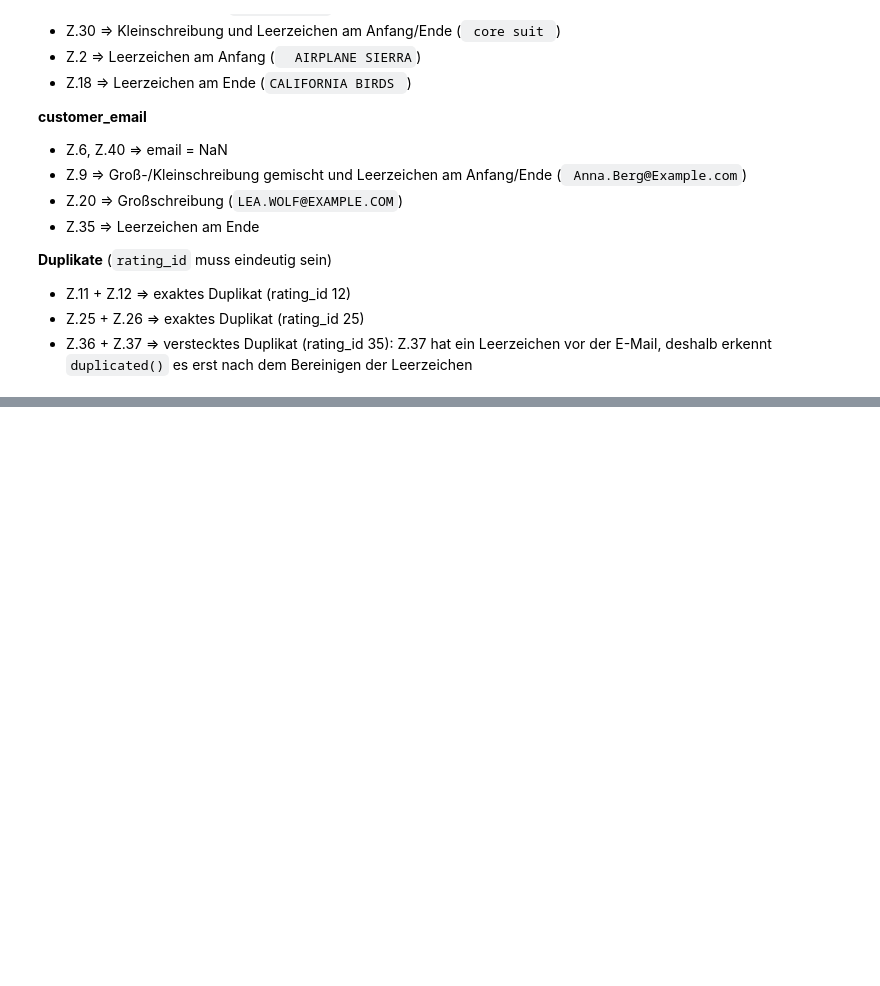
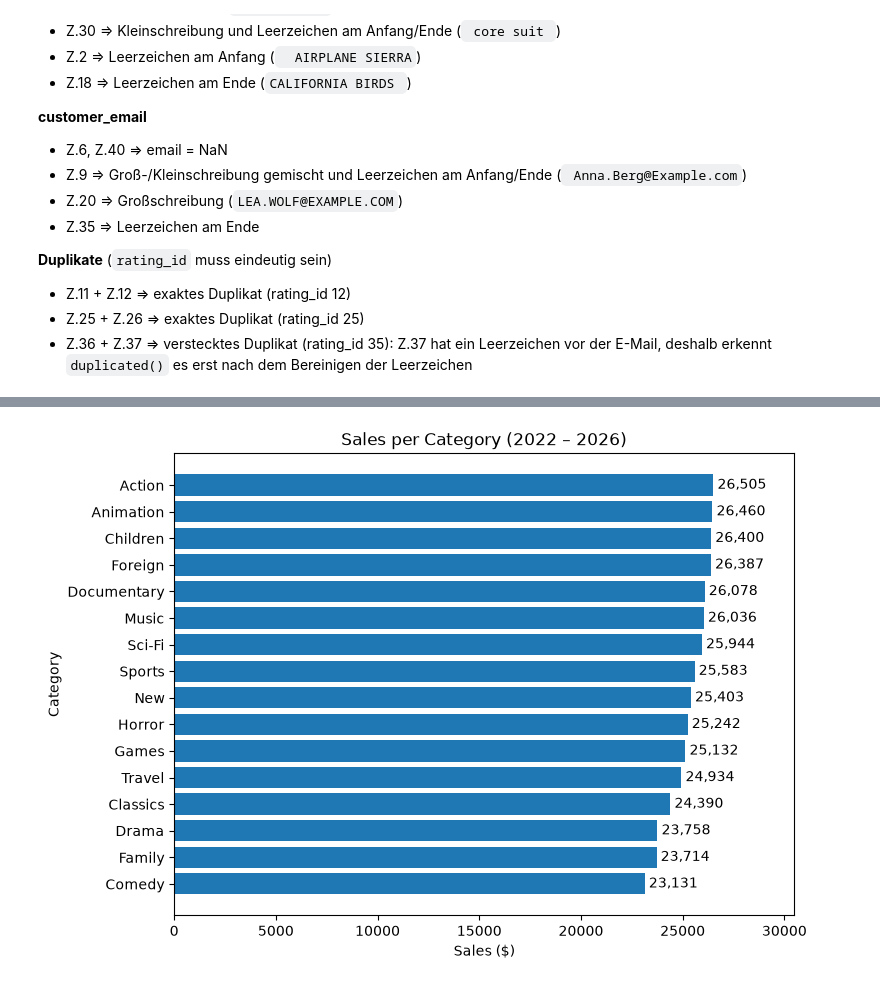
Before and after one commit to Wolfgamer1704/notebooks, a Jupyter notebook: Public/SQLxPython/Roadmap.ipynb, the cells around one changed output, grey strips where cells are left out. Cells and saved outputs as stored; diff of their text form; code cells hidden in the pictures; blank space fills up the shorter version.

```diff
--- a/Public/SQLxPython/Roadmap.ipynb
+++ b/Public/SQLxPython/Roadmap.ipynb
@@ -780,0 +1221,13 @@ Anzahl Zeilen: 2.000.000
+# %%
+category_sales = database.get_sales_per_category()
+
+plotter.figure(figsize=(8, 6))
+category_bars = plotter.barh(category_sales["category"], category_sales["amount"])
+plotter.bar_label(category_bars, fmt="{:,.0f}", padding=3)
+plotter.xlim(0, category_sales["amount"].max() * 1.15)
+plotter.title("Sales per Category (2022 – 2026)")
+plotter.xlabel("Sales ($)")
+plotter.ylabel("Category")
+plotter.show()
+# %% [output]
+[figure, added]
```
Also changed, not shown: parts of 156 cells of this notebook, 1 other file.
